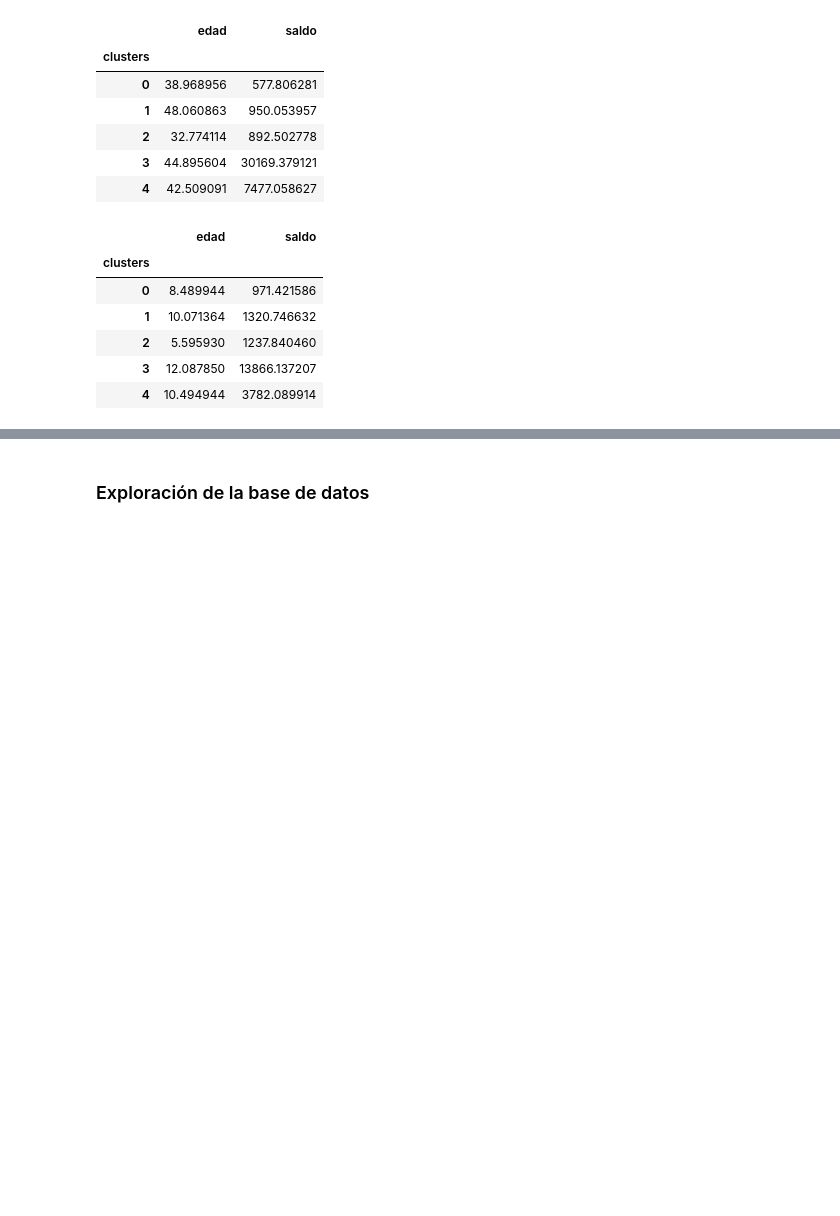
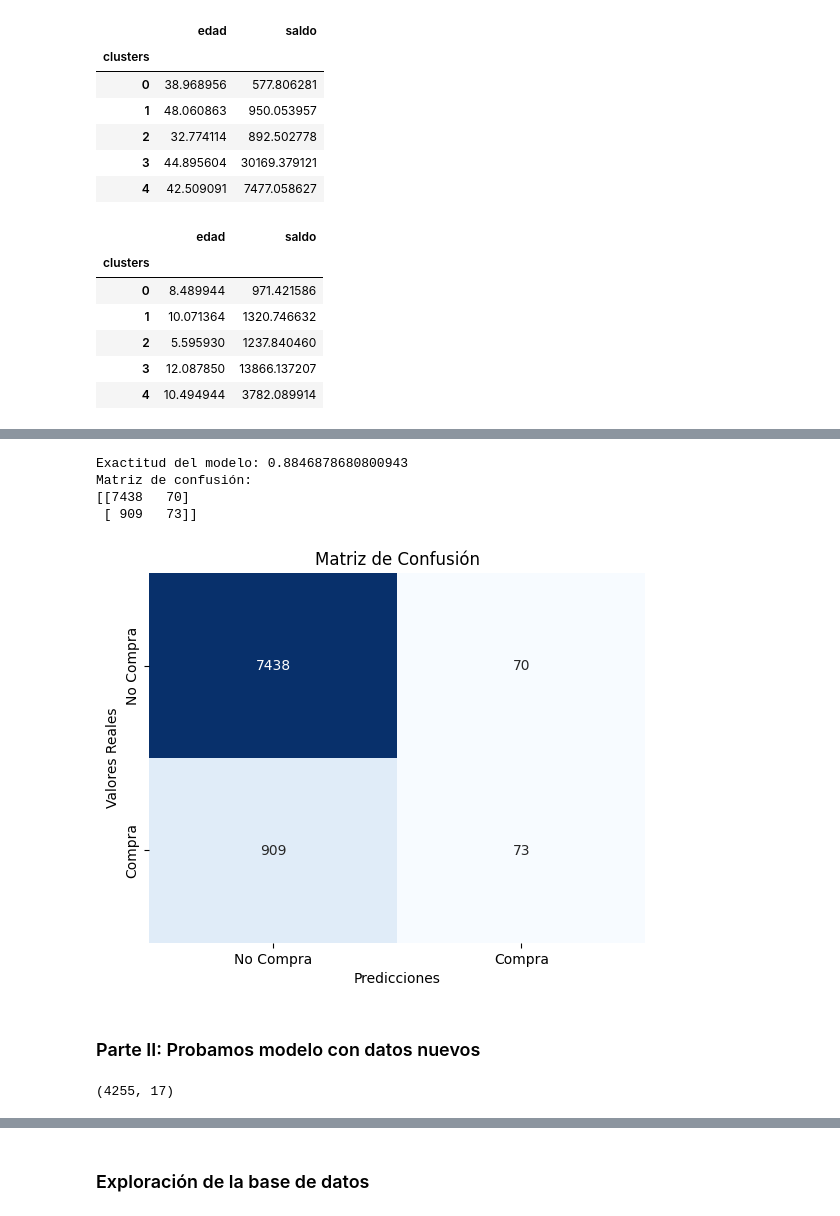
Before and after one commit to erxgli/Amacor_contexto_bancario, a Jupyter notebook: Caso_Práctico_3.ipynb, the cells around one changed output, grey strips where cells are left out. Cells and saved outputs as stored; diff of their text form; code cells hidden in the pictures; blank space fills up the shorter version.

Commit message:
Modelo predictivo V1 y archivo funciones para grupo

```diff
--- a/Caso_Práctico_3.ipynb
+++ b/Caso_Práctico_3.ipynb
@@ -226,0 +401,45 @@ df_cluster[lista_numericas].groupby(['clusters']).std()
+# %%
+df_model_train['target'] = df_model_train['target'].map({'no': 0, 'si': 1})
+# %%
+X = df_model_train.drop(['target'],axis=1,inplace=False)
+y = df_model_train['target']
+# %%
+X_train, X_test, y_train, y_test = train_test_split(X, y, test_size=0.2, random_state=0)
+# %%
+# Crear un objeto XGBoost
+modelo = xgb.XGBClassifier()
+
+# Entrenar el modelo
+modelo.fit(X_train, y_train)
+
+# Realizar predicciones en el conjunto de prueba
+predicciones = modelo.predict(X_test)
+
+# Evaluar el rendimiento del modelo
+accuracy = accuracy_score(y_test, predicciones)
+matriz_confusion = confusion_matrix(y_test, predicciones)
+
+print(f'Exactitud del modelo: {accuracy}')
+print(f'Matriz de confusión:\n{matriz_confusion}')
+
+modelo.save_model('modelo_entrenado.model')
+# %% [output]
+Exactitud del modelo: 0.8846878680800943
+Matriz de confusión:
+[[7438   70]
+ [ 909   73]]
+# %%
+matriz_confusion = confusion_matrix(y_test, predicciones)
+
+# Crear un mapa de calor con seaborn
+sns.heatmap(matriz_confusion, annot=True, fmt='d', cmap='Blues', cbar=False,
+            xticklabels=['No Compra', 'Compra'], yticklabels=['No Compra', 'Compra'])
+
+plt.title('Matriz de Confusión')
+plt.xlabel('Predicciones')
+plt.ylabel('Valores Reales')
+plt.show()
+# %% [output]
+[figure, added]
+# %% [markdown]
+### Parte II: Probamos modelo con datos nuevos
@@ -226,0 +451,4 @@ df_cluster[lista_numericas].groupby(['clusters']).std()
+# %%
+df_model_no_viewed_data_og.shape
+# %% [output]
+(4255, 17)
```
Also changed, not shown: parts of 28 cells of this notebook, 1 other file.
